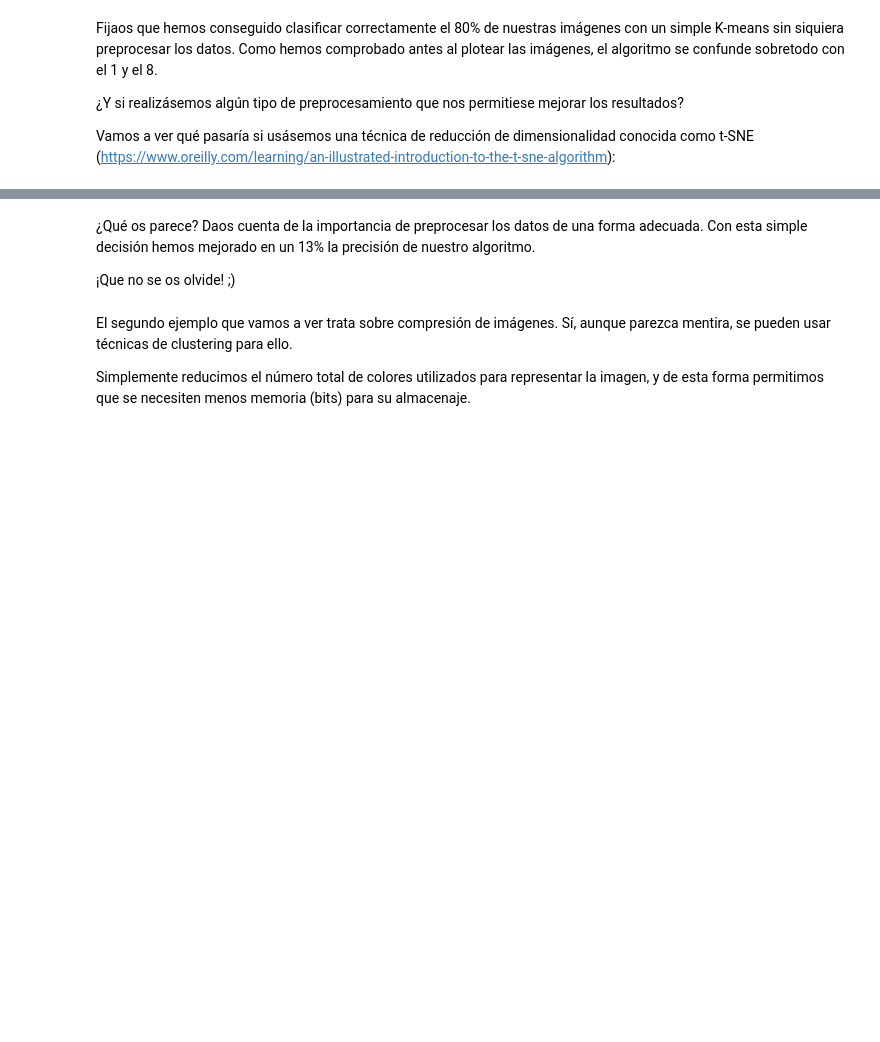
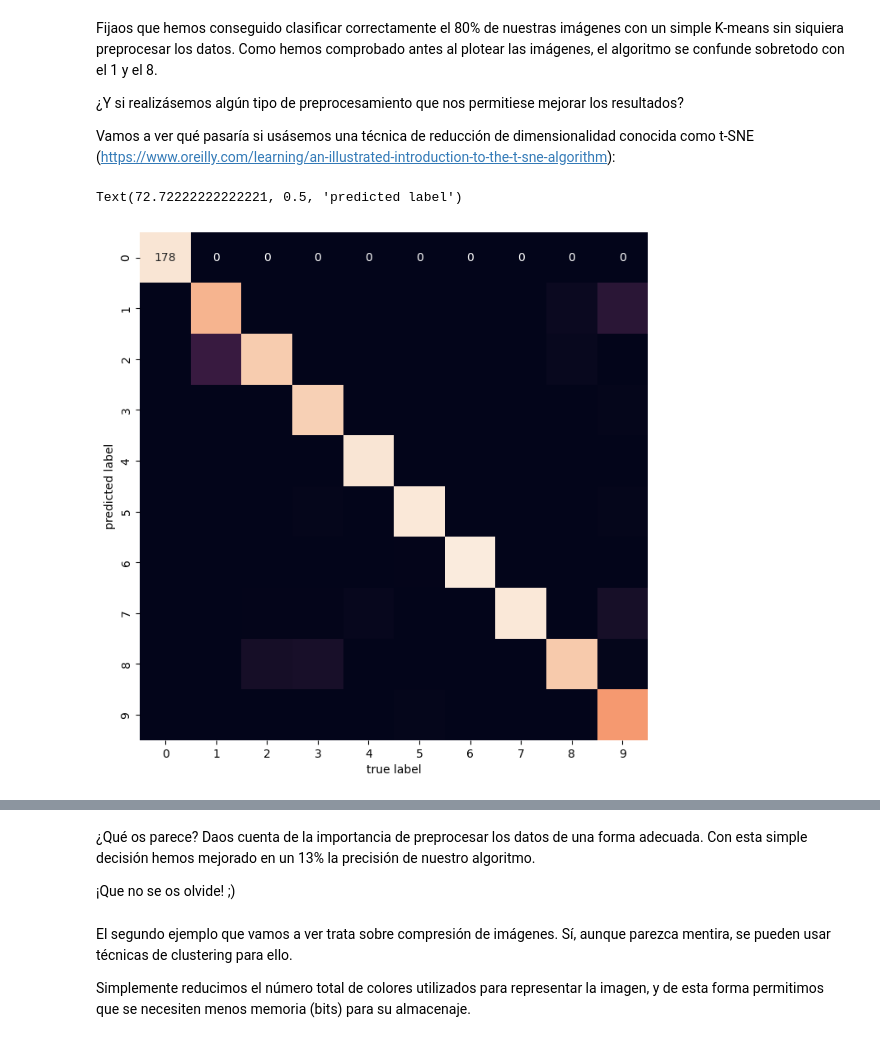
Before and after one commit to JoseJesusLaCasaNieto/Unsupervised_Learning, a Jupyter notebook: Notebooks_practicos/VC02 - Métodos de clustering basados en particiones.ipynb, the cells around one changed output, grey strips where cells are left out. Cells and saved outputs as stored; diff of their text form; code cells hidden in the pictures; blank space fills up the shorter version.

```diff
--- a/Notebooks_practicos/VC02 - Métodos de clustering basados en particiones.ipynb
+++ b/Notebooks_practicos/VC02 - Métodos de clustering basados en particiones.ipynb
@@ -78,30 +105,32 @@ from sklearn.manifold import TSNE
 # %%
 # Utilizamos t-SNE para proyectar los datos en otro espacio de 2 dimensiones
 # Este paso tarda unos segundos, no os impacientéis :)
 
-tsne = ## Aquí tu código ##
+tsne = TSNE(n_components=2, init='random', random_state=42)
 digits_proj = tsne.fit_transform(digits.data)
 
 # Realizamos el clustering
-
-kmeans = ## Aquí tu código ##
+kmeans = KMeans(n_clusters=10, random_state=42)
 clusters = kmeans.fit_predict(digits_proj)
 
 # Asignamos las etiquetas de acuerdo a la moda
 labels = np.zeros_like(clusters)
 for i in range(10):
     mask = (clusters == i)
     labels[mask] = mode(digits.target[mask])[0]
 
 # Calculamos el accuracy
 accuracy_score(digits.target, labels)
 
 # Mostramos la matriz de confusión
-mat = ## Aquí tu código ##
+mat = confusion_matrix(digits.target, labels)
 sns.heatmap(mat.T, square=True, annot=True, fmt='d', cbar=False,
             xticklabels=digits.target_names,
             yticklabels=digits.target_names)
 plt.xlabel('true label')
-plt.ylabel('predicted label');
+plt.ylabel('predicted label')
+# %% [output]
+Text(72.72222222222221, 0.5, 'predicted label')
+[figure, added]
 # %%
 accuracy_score(digits.target, labels)
```
Also changed, not shown: parts of 20 cells of this notebook.
